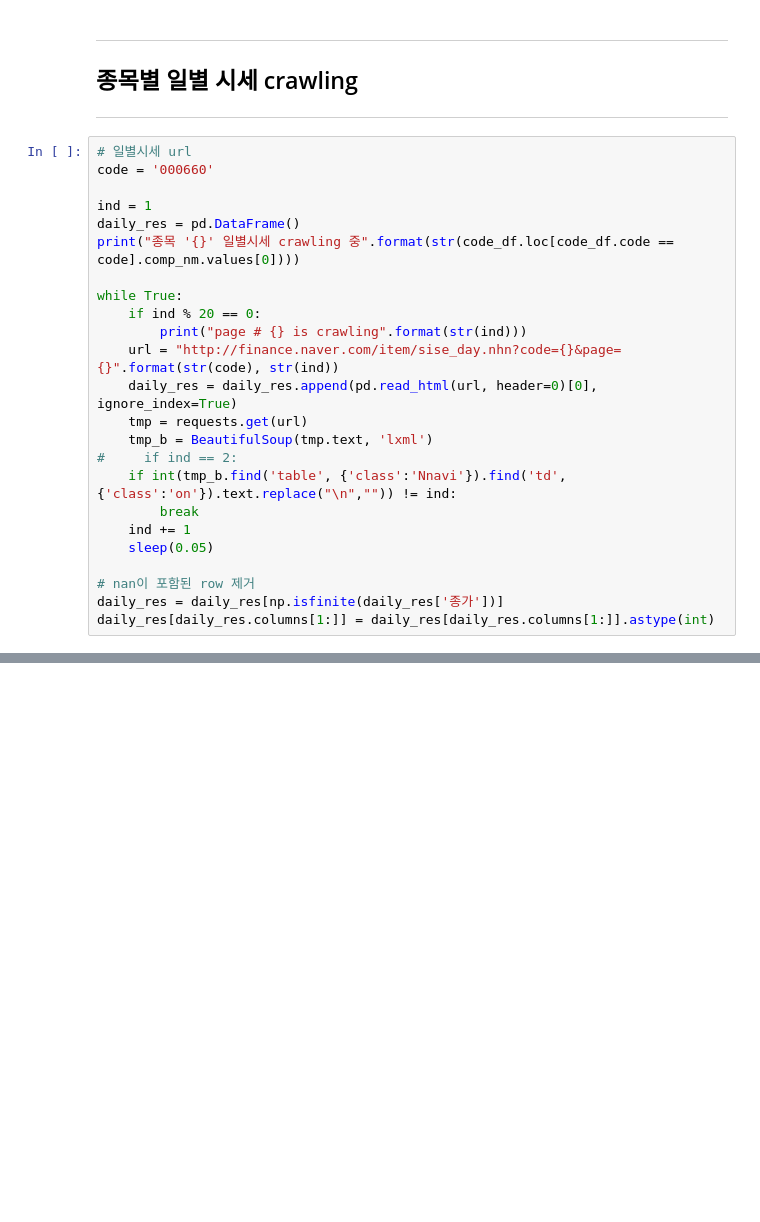
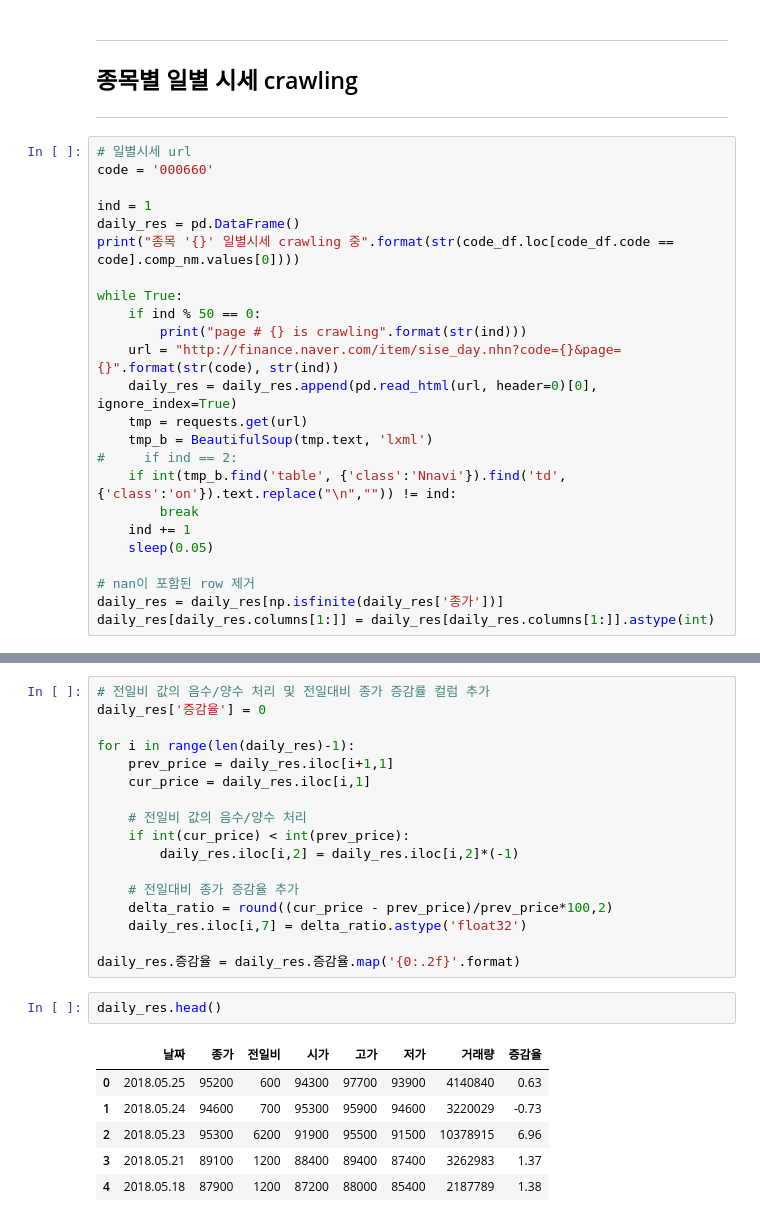
Before and after one commit to ljy3795/finance_lab, a Jupyter notebook: Naver_stock_crawler.ipynb, the cells around one changed output, grey strips where cells are left out. Cells and saved outputs as stored; diff of their text form; blank space fills up the shorter version.

```diff
--- a/Naver_stock_crawler.ipynb
+++ b/Naver_stock_crawler.ipynb
@@ -111,7 +117,7 @@ daily_res = pd.DataFrame()
 print("종목 '{}' 일별시세 crawling 중".format(str(code_df.loc[code_df.code == code].comp_nm.values[0])))
 
 while True:
-    if ind % 20 == 0:
+    if ind % 50 == 0:
         print("page # {} is crawling".format(str(ind)))
     url = "http://finance.naver.com/item/sise_day.nhn?code={}&page={}".format(str(code), str(ind))
     daily_res = daily_res.append(pd.read_html(url, header=0)[0], ignore_index=True)
@@ -169,3 +169,29 @@ daily_res[:100]
 | 98 | 2017.12.28 | 76500 | 1400 | 75400 | 76700 | 75200 | 2825939 |
 | 99 | 2017.12.27 | 75100 | 1100 | 75400 | 76400 | 74400 | 4291492 |
 100 rows × 7 columns
+# %%
+# 전일비 값의 음수/양수 처리 및 전일대비 종가 증감률 컬럼 추가
+daily_res['증감율'] = 0
+
+for i in range(len(daily_res)-1):
+    prev_price = daily_res.iloc[i+1,1]
+    cur_price = daily_res.iloc[i,1]
+
+    # 전일비 값의 음수/양수 처리
+    if int(cur_price) < int(prev_price):
+        daily_res.iloc[i,2] = daily_res.iloc[i,2]*(-1)
+
+    # 전일대비 종가 증감율 추가
+    delta_ratio = round((cur_price - prev_price)/prev_price*100,2)
+    daily_res.iloc[i,7] = delta_ratio.astype('float32')
+
+daily_res.증감율 = daily_res.증감율.map('{0:.2f}'.format)
+# %%
+daily_res.head()
+# %% [output]
+|  | 날짜 | 종가 | 전일비 | 시가 | 고가 | 저가 | 거래량 | 증감율 |
+| 0 | 2018.05.25 | 95200 | 600 | 94300 | 97700 | 93900 | 4140840 | 0.63 |
+| 1 | 2018.05.24 | 94600 | 700 | 95300 | 95900 | 94600 | 3220029 | -0.73 |
+| 2 | 2018.05.23 | 95300 | 6200 | 91900 | 95500 | 91500 | 10378915 | 6.96 |
+| 3 | 2018.05.21 | 89100 | 1200 | 88400 | 89400 | 87400 | 3262983 | 1.37 |
+| 4 | 2018.05.18 | 87900 | 1200 | 87200 | 88000 | 85400 | 2187789 | 1.38 |
```
Also changed, not shown: parts of 9 cells of this notebook.
